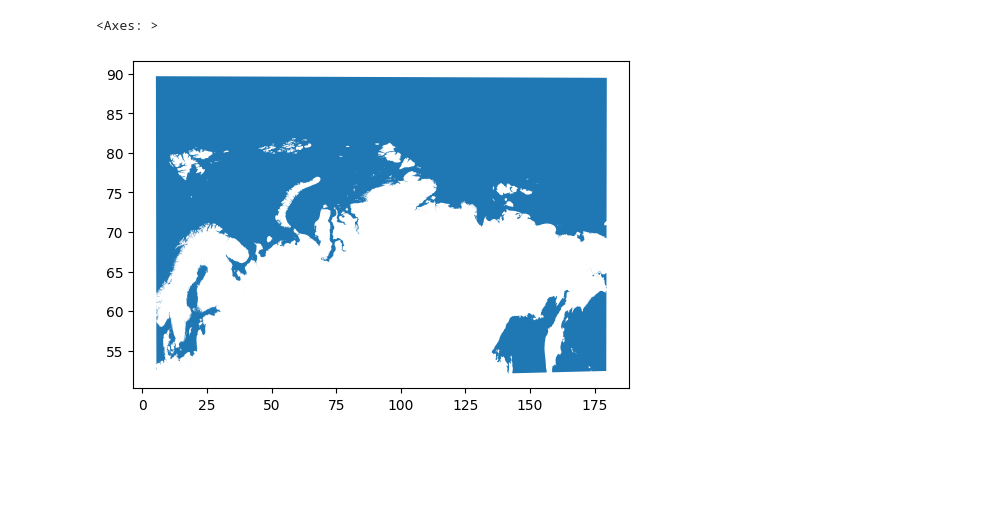
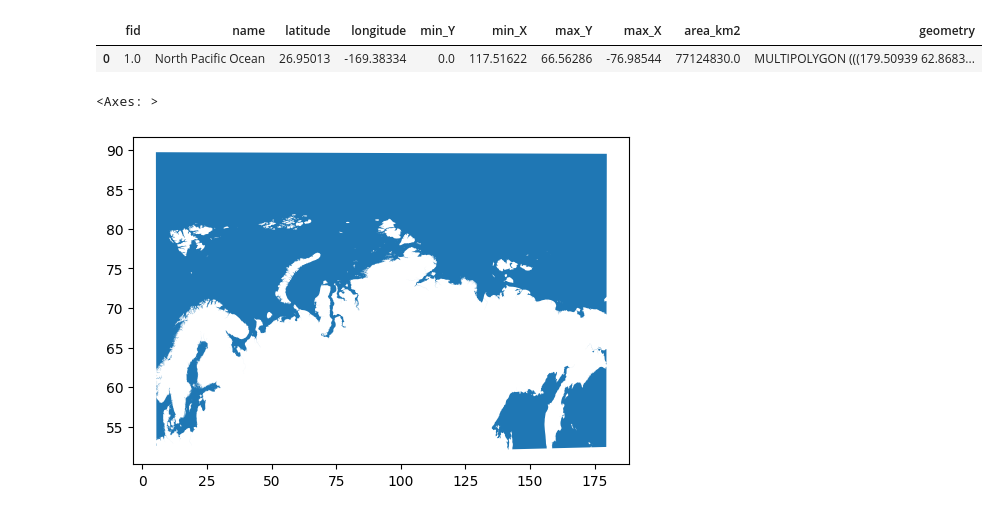
Before and after one commit to SamocatBestTeam/Ledokolych, a Jupyter notebook: data_loading.ipynb, the cells around one changed output. Cells and saved outputs as stored; diff of their text form; code cells hidden in the pictures; blank space fills up the shorter version.

```diff
--- a/data_loading.ipynb
+++ b/data_loading.ipynb
@@ -40,3 +161,8 @@ map_1.plot()
+# %%
+map_1
+# %% [output]
+|  | fid | name | latitude | longitude | min_Y | min_X | max_Y | max_X | area_km2 | geometry |
+| 0 | 1.0 | North Pacific Ocean | 26.95013 | -169.38334 | 0.0 | 117.51622 | 66.56286 | -76.98544 | 77124830.0 | MULTIPOLYGON (((179.50939 62.8683... |
 # %%
 map_2 = geopd.read_file("GOaS_v1_20211214/Clip")
 map_2.plot()
```
Also changed, not shown: parts of 14 cells of this notebook, 2 other files.
